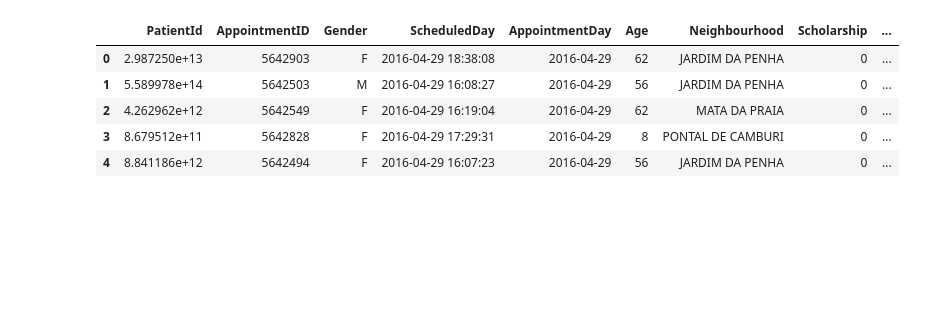
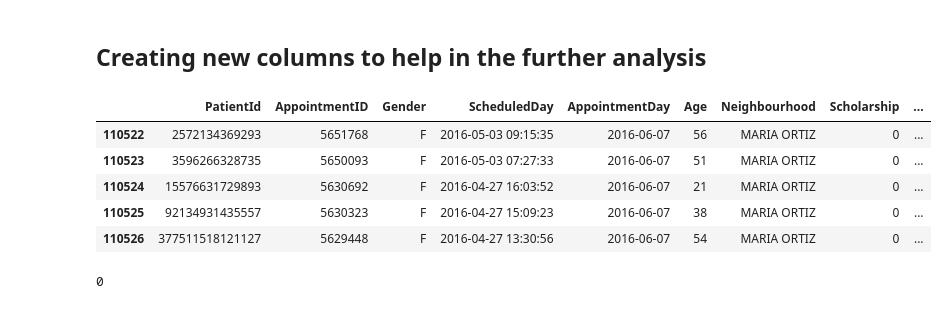
Before and after one commit to luiziurk/python_scripts, a Jupyter notebook: Datasets/project_2/Project 2_Udacity.ipynb, the cells around one changed output. Cells and saved outputs as stored; diff of their text form; code cells hidden in the pictures; blank space fills up the shorter version.

```diff
--- a/Datasets/project_2/Project 2_Udacity.ipynb
+++ b/Datasets/project_2/Project 2_Udacity.ipynb
@@ -51,0 +45,3 @@ memory usage: 11.8+ MB
+# %%
+df_noshow.rename(columns = {"Handcap": "Handicap", "No-show": "No_show", "Hipertension": "Hypertension"}, inplace = True)
+df_noshow.head()
@@ -52,9 +57,17 @@ memory usage: 11.8+ MB
+# %%
+df_noshow["ScheduledDay"] = pd.to_datetime(df_noshow["ScheduledDay"]).dt.tz_localize(None)
+df_noshow["AppointmentDay"] = pd.to_datetime(df_noshow["AppointmentDay"]).dt.tz_localize(None)
+df_noshow["PatientId"] = df_noshow['PatientId'].astype('int64')
+
+# Turning No_show column values into boolean values
+df_noshow["No_show"].replace(('Yes', 'No'), (1,0), inplace = True)
+df_noshow["No_show"] = df_noshow["No_show"].astype('bool')
 # %%
-# Changing columns data type into a more suitable one
-df_noshow["ScheduledDay"] = pd.to_datetime(df_noshow["ScheduledDay"]).dt.tz_localize(None)
-df_noshow["AppointmentDay"] = pd.to_datetime(df_noshow["AppointmentDay"]).dt.tz_localize(None)
+# Truncating the ScheduledDay field to fetch the number of days between appointment and scheduled dates
 df_noshow["ScheduledDate"] = df_noshow["ScheduledDay"].dt.date
 df_noshow["ScheduledDate"] = pd.to_datetime(df_noshow["ScheduledDate"]).dt.tz_localize(None)
+df_noshow["Days_to_appointment"] = (df_noshow['AppointmentDay'] - df_noshow['ScheduledDay']).dt.days
+df_noshow.drop(columns = ["ScheduledDate"], inplace = True)
 df_noshow.info()
 # %% [output]
 <class 'pandas.core.frame.DataFrame'>
@@ -77,12 +90,22 @@ memory usage: 12.6+ MB
+# %% [markdown]
+## Creating new columns to help in the further analysis
+# %%
+df_noshow['ScheduledWeekday'] = df_noshow['ScheduledDay'].dt.day_name() # column to get the day of the week
+df_noshow['AppointmentWeekday'] = df_noshow['AppointmentDay'].dt.day_name() #  column to get the day of the week
 # %%
-df_noshow.head()
+df_noshow.tail()
 # %% [output]
 |  | PatientId | AppointmentID | Gender | ScheduledDay | AppointmentDay | Age | Neighbourhood | Scholarship | ... |
-| 0 | 2.987250e+13 | 5642903 | F | 2016-04-29 18:38:08 | 2016-04-29 | 62 | JARDIM DA PENHA | 0 | ... |
-| 1 | 5.589978e+14 | 5642503 | M | 2016-04-29 16:08:27 | 2016-04-29 | 56 | JARDIM DA PENHA | 0 | ... |
-| 2 | 4.262962e+12 | 5642549 | F | 2016-04-29 16:19:04 | 2016-04-29 | 62 | MATA DA PRAIA | 0 | ... |
-| 3 | 8.679512e+11 | 5642828 | F | 2016-04-29 17:29:31 | 2016-04-29 | 8 | PONTAL DE CAMBURI | 0 | ... |
-| 4 | 8.841186e+12 | 5642494 | F | 2016-04-29 16:07:23 | 2016-04-29 | 56 | JARDIM DA PENHA | 0 | ... |
+| 110522 | 2572134369293 | 5651768 | F | 2016-05-03 09:15:35 | 2016-06-07 | 56 | MARIA ORTIZ | 0 | ... |
+| 110523 | 3596266328735 | 5650093 | F | 2016-05-03 07:27:33 | 2016-06-07 | 51 | MARIA ORTIZ | 0 | ... |
+| 110524 | 15576631729893 | 5630692 | F | 2016-04-27 16:03:52 | 2016-06-07 | 21 | MARIA ORTIZ | 0 | ... |
+| 110525 | 92134931435557 | 5630323 | F | 2016-04-27 15:09:23 | 2016-06-07 | 38 | MARIA ORTIZ | 0 | ... |
+| 110526 | 377511518121127 | 5629448 | F | 2016-04-27 13:30:56 | 2016-06-07 | 54 | MARIA ORTIZ | 0 | ... |
+# %%
+# Checking duplicated values
+sum(df_noshow.duplicated())
+# %% [output]
+0
 # %%
 # Checking Data details
 df_noshow.describe()
```
Also changed, not shown: parts of 15 cells of this notebook.
